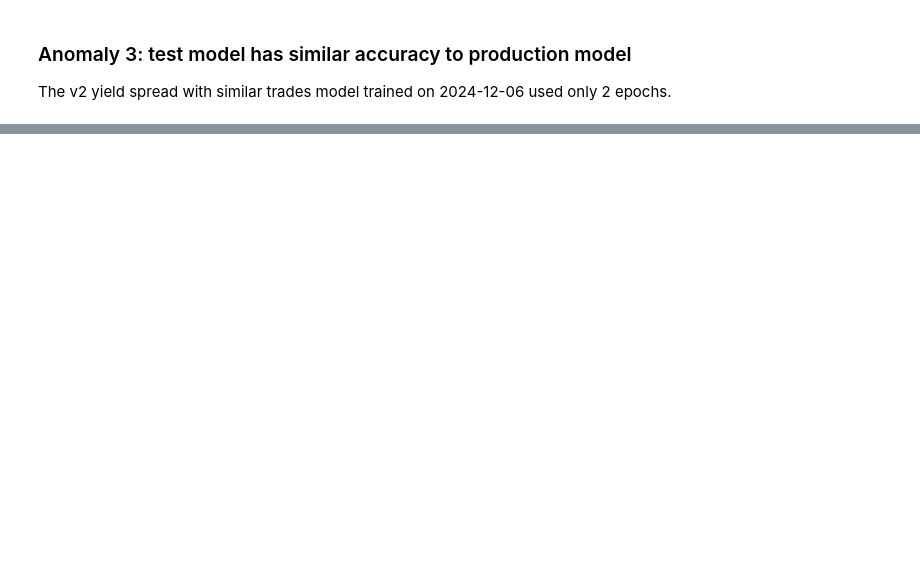
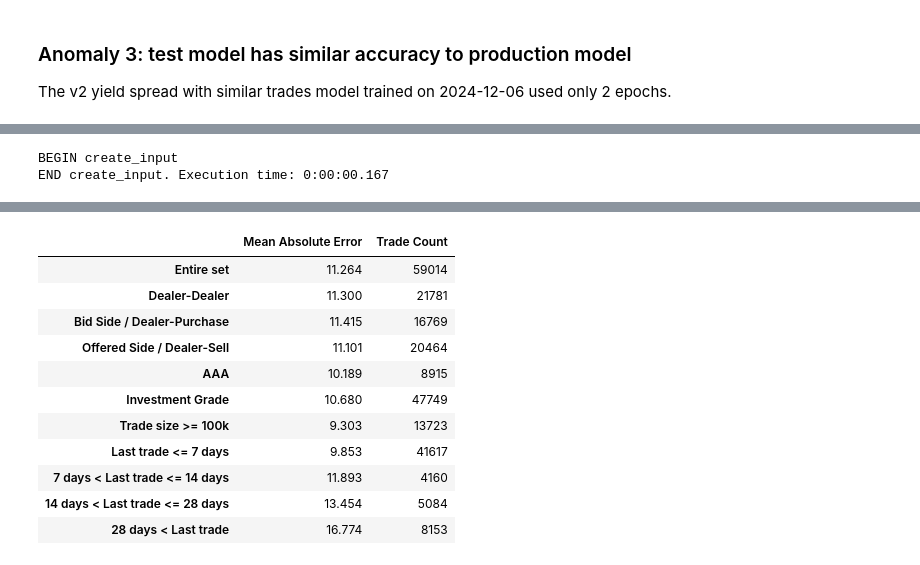
Before and after one commit to jessedwatson/ficc_python, a Jupyter notebook: notebooks/compare_datasets/compare_one_day_of_data.ipynb, the cells around one changed output, grey strips where cells are left out. Saved outputs shown, nothing was run; the diff lists cells and outputs as text; code cells hidden in the pictures; blank space fills up the shorter version.

```diff
--- a/notebooks/compare_datasets/compare_one_day_of_data.ipynb
+++ b/notebooks/compare_datasets/compare_one_day_of_data.ipynb
@@ -109,4 +154,4 @@ create_summary_of_results(similar_trades_model_2024_12_06, new_df_on_2024_12_06,
 The v2 yield spread with similar trades model trained on 2024-12-06 used only 2 epochs.
 # %%
 similar_trades_model_2024_12_09, _ = load_model('2024-12-09', 'yield_spread_with_similar_trades')
-similar_trades_model_v2_2024_12_09 = keras.models.load_model(os.path.join(AUTOMATED_TRAINING_BUCKET, f'similar-trades-v2-model-2024-12-09'))    # create path of the form: <bucket>/<model>
+similar_trades_model_v2_2024_12_09 = keras.models.load_model(os.path.join('gs://'+AUTOMATED_TRAINING_BUCKET, f'similar-trades-v2-model-2024-12-09'))    # create path of the form: <bucket>/<model>
@@ -112,0 +191,5 @@ similar_trades_model_v2_2024_12_09 = keras.models.load_model(os.path.join(AUTOMA
+# %%
+create_summary_of_results_for_model(new_df_on_2024_12_06, similar_trades_model_v2_2024_12_09)
+# %% [output]
+BEGIN create_input
+END create_input. Execution time: 0:00:00.167
@@ -112,0 +198,12 @@ similar_trades_model_v2_2024_12_09 = keras.models.load_model(os.path.join(AUTOMA
+|  | Mean Absolute Error | Trade Count |
+| Entire set | 11.264 | 59014 |
+| Dealer-Dealer | 11.300 | 21781 |
+| Bid Side / Dealer-Purchase | 11.415 | 16769 |
+| Offered Side / Dealer-Sell | 11.101 | 20464 |
+| AAA | 10.189 | 8915 |
+| Investment Grade | 10.680 | 47749 |
+| Trade size >= 100k | 9.303 | 13723 |
+| Last trade <= 7 days | 9.853 | 41617 |
+| 7 days < Last trade <= 14 days | 11.893 | 4160 |
+| 14 days < Last trade <= 28 days | 13.454 | 5084 |
+| 28 days < Last trade | 16.774 | 8153 |
```
Also changed, not shown: parts of 17 cells of this notebook.
